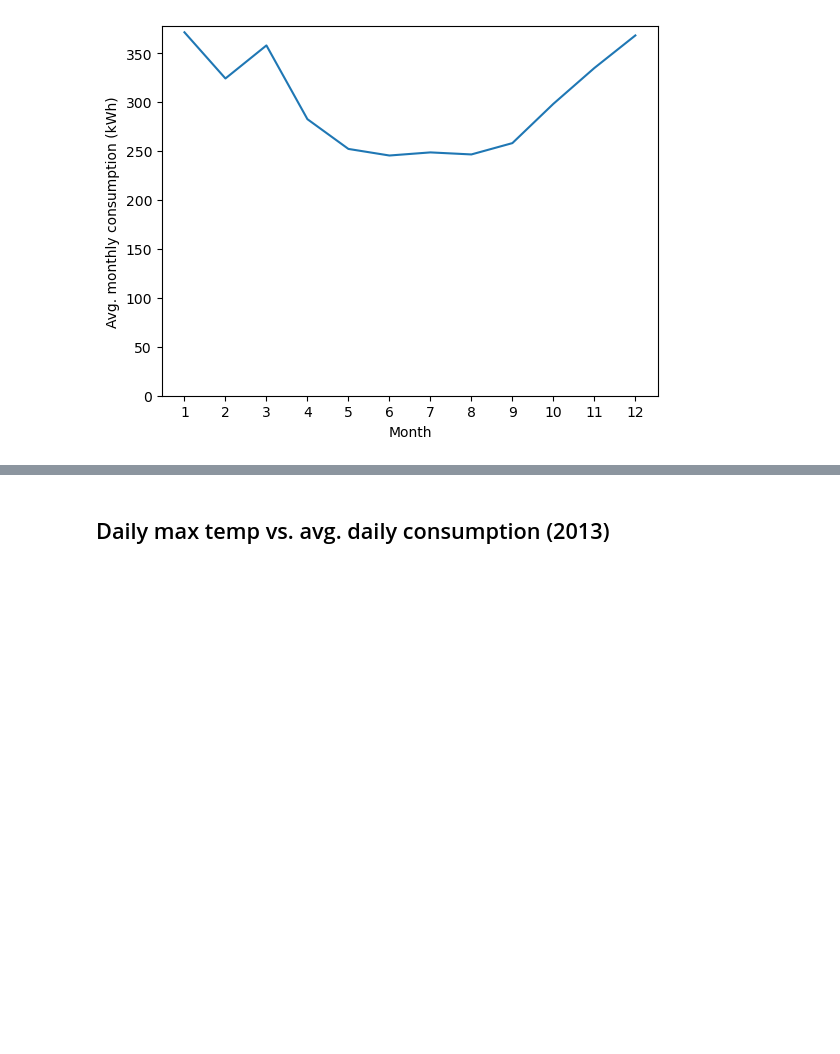
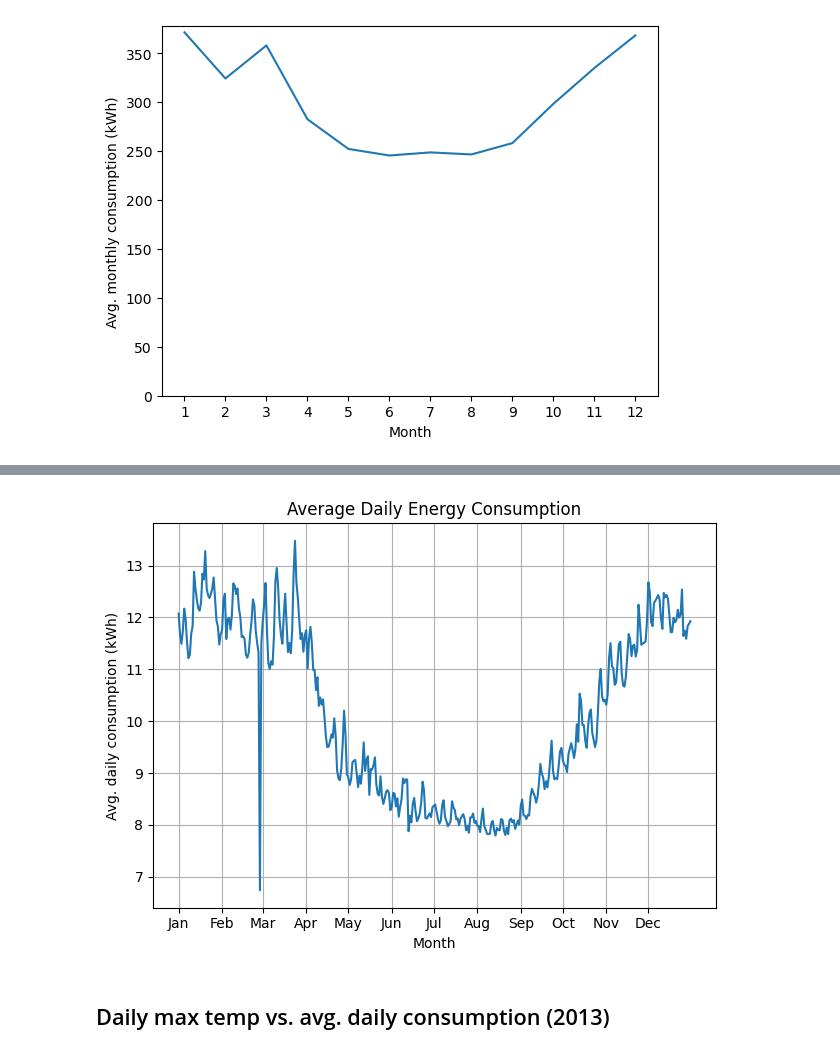
Before and after one commit to moosophy/smart-meters-project, a Jupyter notebook: main.ipynb, the cells around one changed output, grey strips where cells are left out. Cells and saved outputs as stored; diff of their text form; code cells hidden in the pictures; blank space fills up the shorter version.

Commit message:
added daily consumption

```diff
--- a/main.ipynb
+++ b/main.ipynb
@@ -103,3 +103,11 @@ plt.ylim(bottom=0)
 plt.ylabel("Avg. monthly consumption (kWh)");
 # %% [output]
 [figure]
+# %%
+t = daily_consumption.copy()
+t["month_day"] = t["day"].dt.strftime("%m-%d")
+t = t.groupby("month_day")["energy_sum"].mean().rename("avg_consumption_by_day_of_year")
+
+t.index = pd.to_datetime("2000-" + t.index)
+t = t.sort_index()
+t
@@ -106,3 +128,17 @@ plt.ylabel("Avg. monthly consumption (kWh)");
+# %%
+plt.plot(t.index, t.values)
+plt.title("Average Daily Energy Consumption")
+plt.ylabel("Avg. daily consumption (kWh)")
+plt.xlabel("Month")
+start = pd.date_range("2000-01-01", "2000-12-31", freq="MS")
+label = [date.strftime("%b") for date in month_starts]
+
+plt.xticks(start, label)
+plt.grid(True)
+plt.tight_layout()
+plt.show()
+# %% [output]
+[figure, added]
 # %% [markdown]
 ## Daily max temp vs. avg. daily consumption (2013)
 # %%
```
Also changed, not shown: parts of 1 cell of this notebook.
